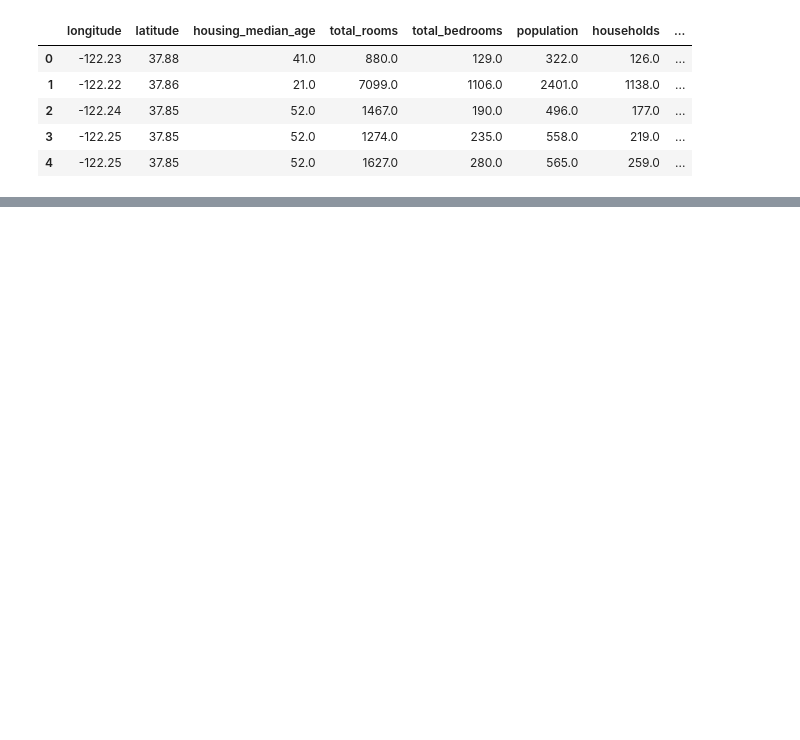
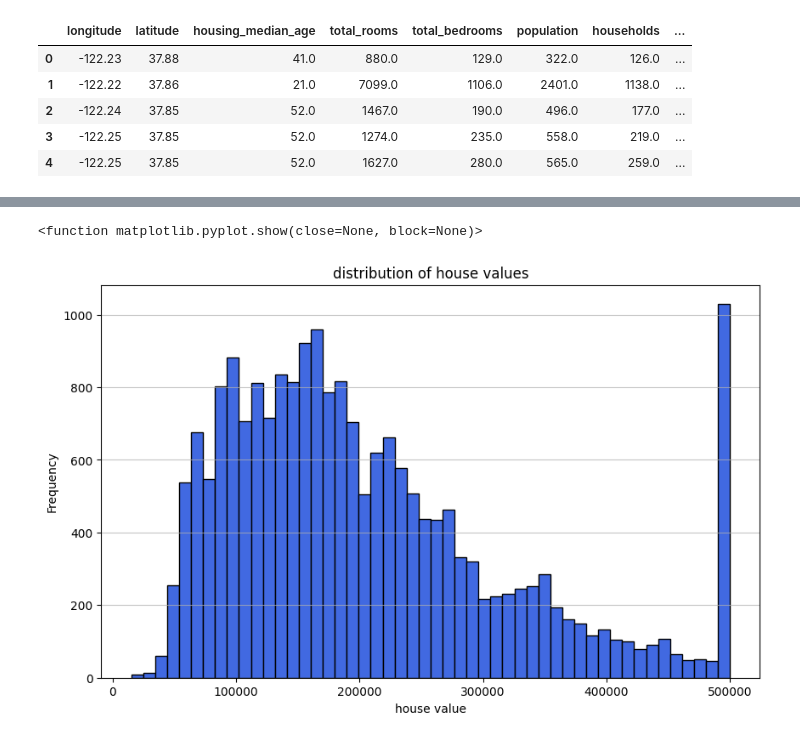
Before and after one commit to ErfunDr/house-price-prediction, a Jupyter notebook: notebooks/01_data_exploration.ipynb, the cells around one changed output, grey strips where cells are left out. Cells and saved outputs as stored; diff of their text form; code cells hidden in the pictures; blank space fills up the shorter version.

Commit message:
Perform initial EDA: info, describe, and house value distribution

```diff
--- a/notebooks/01_data_exploration.ipynb
+++ b/notebooks/01_data_exploration.ipynb
@@ -17,0 +54,11 @@ df.head()
+# %%
+plt.figure(figsize=(10,6))
+plt.hist(df['median_house_value'], bins=50, color='royalblue', edgecolor='black')
+plt.title('distribution of house values')
+plt.xlabel('house value')
+plt.ylabel('Frequency')
+plt.grid(axis='y' , alpha=0.75)
+plt.show
+# %% [output]
+<function matplotlib.pyplot.show(close=None, block=None)>
+[figure, added]
```
Also changed, not shown: parts of 4 cells of this notebook.
